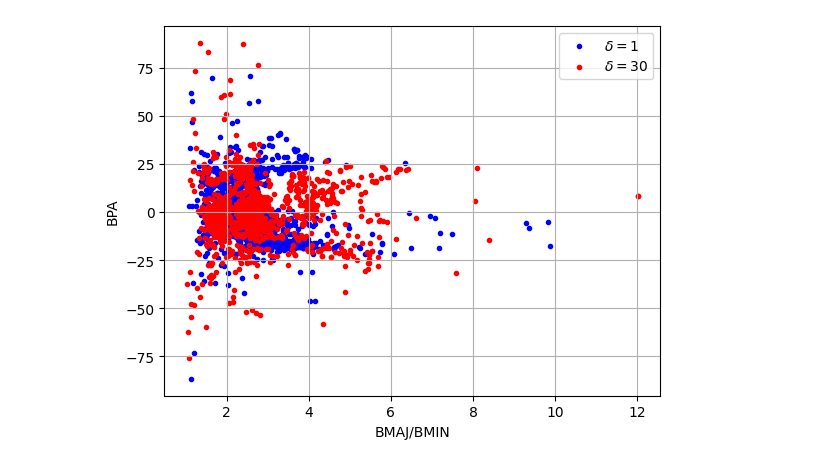
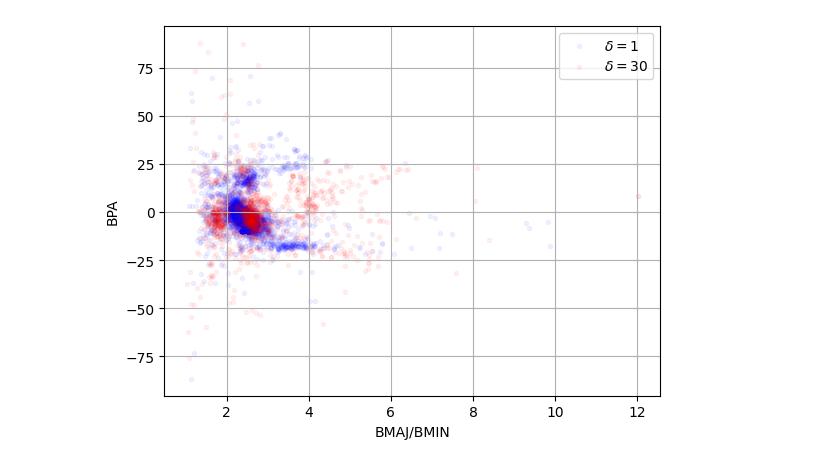
Before and after one commit to dimicorn/astrogeo_image_classifier, a Jupyter notebook: src/notebooks/cluster_dists.ipynb, the cells around one changed output. Drawn from its saved outputs; the diff is of its cells as text; code cells hidden in the pictures.

```diff
--- a/src/notebooks/cluster_dists.ipynb
+++ b/src/notebooks/cluster_dists.ipynb
@@ -119,17 +119,17 @@ plt.show()
 # %%
 maps1 = Maps[Maps.Dec == 1] # declination = 1
 maps2 = Maps[Maps.Dec == 30] # declination = 30
 
 x = preprocess(maps1)
 y = preprocess(maps2)
 fig = plt.figure()
 ax = fig.add_subplot(1, 1, 1)
-ax.scatter(x[0]/x[1], x[2], color='blue', marker='.', label=r'$\delta = 1$')
-ax.scatter(y[0]/y[1], y[2], color='red', marker='.', label=r'$\delta = 30$')
+ax.scatter(x[0]/x[1], x[2], color='blue', marker='.', label=r'$\delta = 1$', alpha=0.05)
+ax.scatter(y[0]/y[1], y[2], color='red', marker='.', label=r'$\delta = 30$', alpha=0.05)
 ax.set_xlabel('BMAJ/BMIN')
 ax.set_ylabel('BPA')
 ax.grid(True)
 plt.legend()
 plt.show()
 # %% [output]
-[figure, old version]
+[figure, new version]
```
Also changed, not shown: parts of 8 cells of this notebook, 3 other files.
